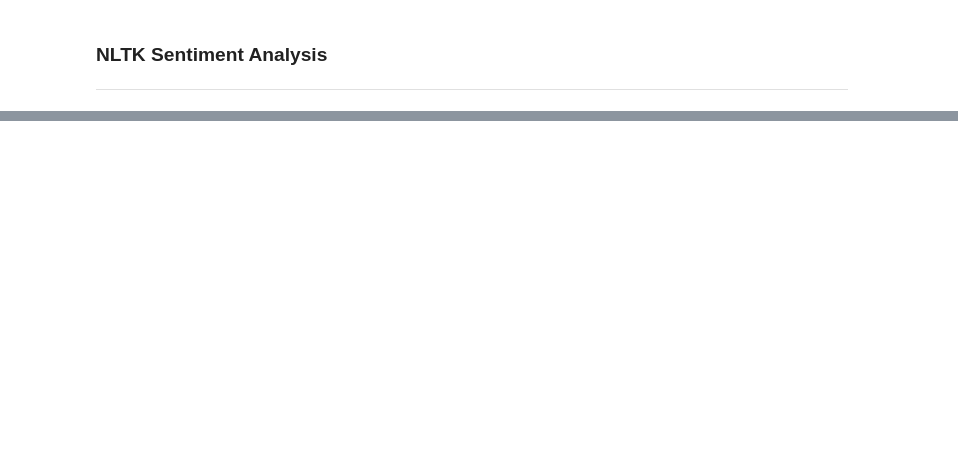
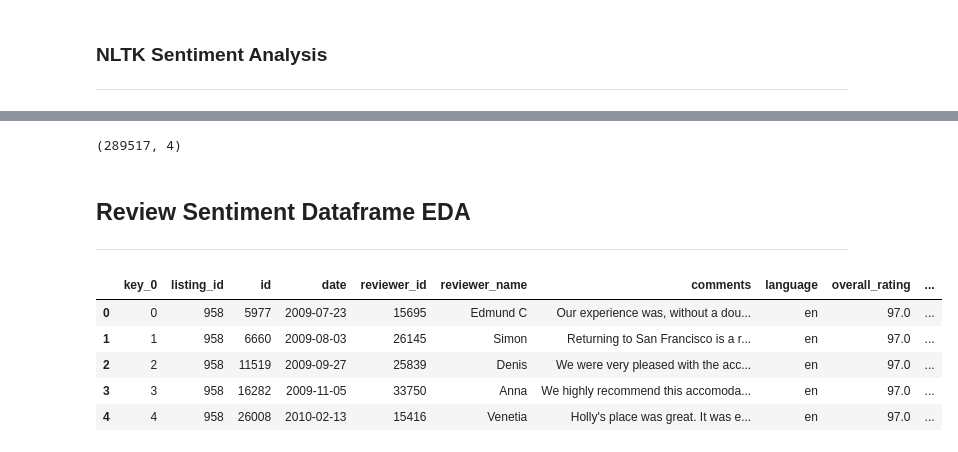
Before and after one commit to evolevelynli/capstone_project, a Jupyter notebook: code/1. Cleaning and EDA .ipynb, the cells around one changed output, grey strips where cells are left out. Cells and saved outputs as stored; diff of their text form; code cells hidden in the pictures; blank space fills up the shorter version.

```diff
--- a/code/1. Cleaning and EDA .ipynb
+++ b/code/1. Cleaning and EDA .ipynb
@@ -192,0 +221,3 @@ english_reveiw.to_csv('data/english_comments_only.csv')
+# %%
+#map dictoinary to english_reviews
+english_review['overall_rating'] = english_review['listing_id'].map(score_dict)
@@ -200,8 +244,9 @@ english_reveiw.to_csv('data/english_comments_only.csv')
 # %%
 from nltk.sentiment.vader import SentimentIntensityAnalyzer
 # %%
+%%time
 sid = SentimentIntensityAnalyzer()
 reviews_dic = []
-for review in english_reveiw['comments']:
+for review in english_review['comments']:
     ss = sid.polarity_scores(review)
     reviews_dic.append(ss)
@@ -208,2 +256,2 @@ for review in english_reveiw['comments']:
 # %%
-pd.DataFrame(reviews_dic).head()
+nltk_sentiment = pd.DataFrame(reviews_dic)
@@ -296,0 +258,6 @@ def entity_sentiment_text(text):
+# %%
+nltk_sentiment.shape
+# %% [output]
+(289517, 4)
+# %%
+review_sentiment_df = english_review.merge(nltk_sentiment, left_on = english_review.index, right_on = nltk_sentiment.index)
@@ -296,0 +266,12 @@ def entity_sentiment_text(text):
+# %% [markdown]
+## Review Sentiment Dataframe EDA
+---
+# %%
+review_sentiment_df.head()
+# %% [output]
+|  | key_0 | listing_id | id | date | reviewer_id | reviewer_name | comments | language | overall_rating | ... |
+| 0 | 0 | 958 | 5977 | 2009-07-23 | 15695 | Edmund C | Our experience was, without a dou... | en | 97.0 | ... |
+| 1 | 1 | 958 | 6660 | 2009-08-03 | 26145 | Simon | Returning to San Francisco is a r... | en | 97.0 | ... |
+| 2 | 2 | 958 | 11519 | 2009-09-27 | 25839 | Denis | We were very pleased with the acc... | en | 97.0 | ... |
+| 3 | 3 | 958 | 16282 | 2009-11-05 | 33750 | Anna | We highly recommend this accomoda... | en | 97.0 | ... |
+| 4 | 4 | 958 | 26008 | 2010-02-13 | 15416 | Venetia | Holly's place was great. It was e... | en | 97.0 | ... |
```
Also changed, not shown: parts of 33 cells of this notebook, 7 other files.
